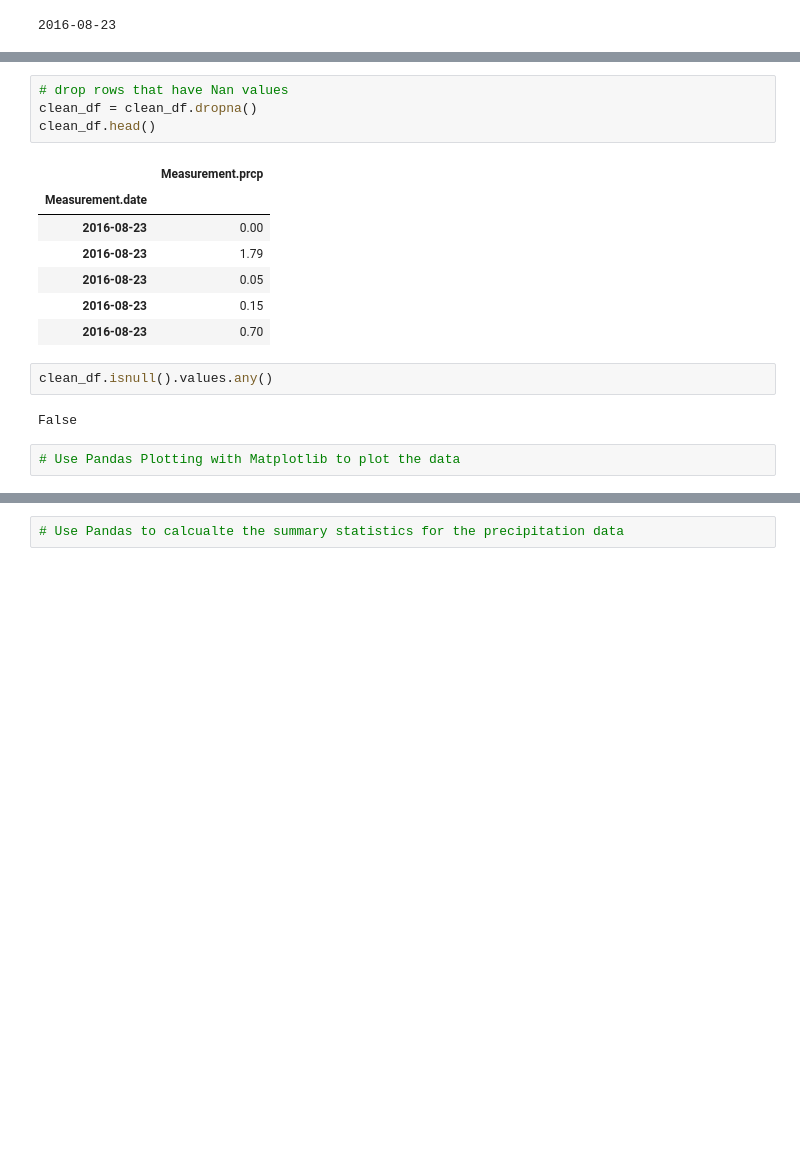
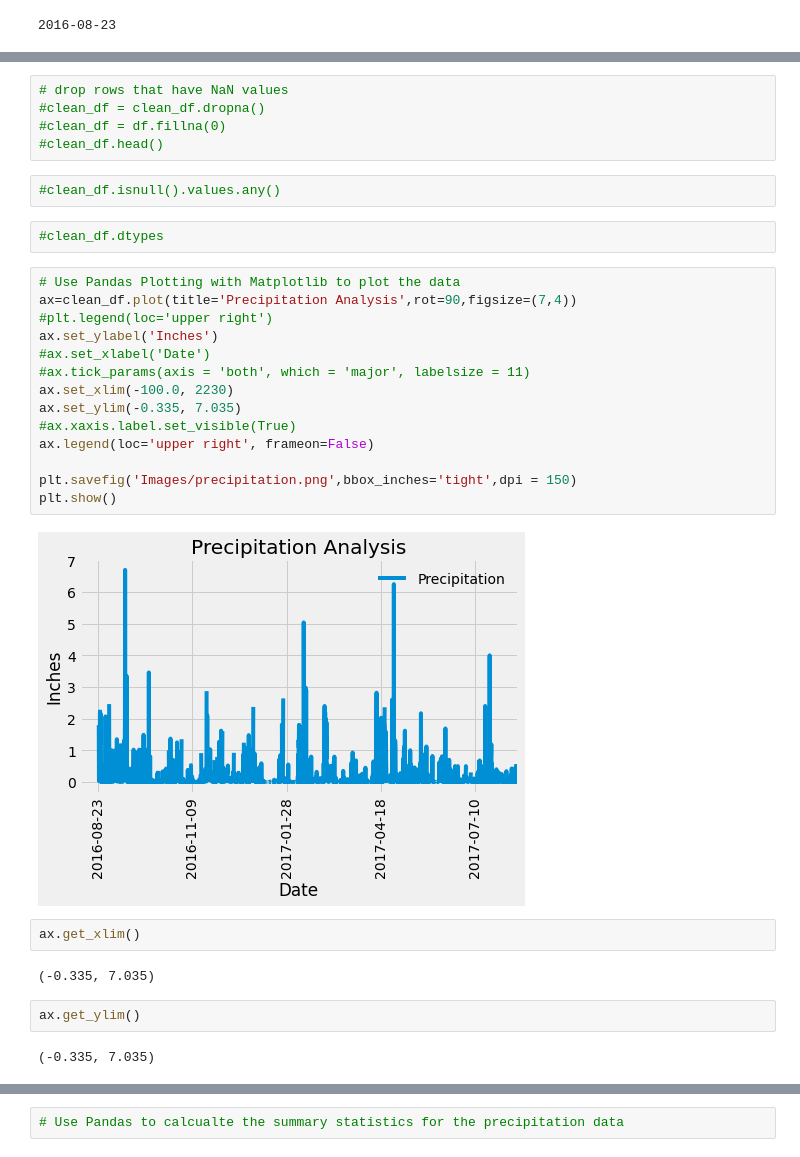
Before and after one commit to Kpearson72/sqlalchemy-challenge, a Jupyter notebook: climate_starter.ipynb, the cells around one changed output, grey strips where cells are left out. Drawn from its saved outputs; the diff is of its cells as text; blank space fills up the shorter version.

Commit message:
add precipation plot to notebook, add summary statistics

```diff
--- a/climate_starter.ipynb
+++ b/climate_starter.ipynb
@@ -129,18 +129,33 @@ dtype: int64
 # %%
-# drop rows that have Nan values
-clean_df = clean_df.dropna()
-clean_df.head()
+# drop rows that have NaN values
+#clean_df = clean_df.dropna()
+#clean_df = df.fillna(0)
+#clean_df.head()
-# %% [output]
-|  | Measurement.prcp |
-| Measurement.date |  |
-| 2016-08-23 | 0.00 |
-| 2016-08-23 | 1.79 |
-| 2016-08-23 | 0.05 |
-| 2016-08-23 | 0.15 |
-| 2016-08-23 | 0.70 |
 # %%
-clean_df.isnull().values.any()
+#clean_df.isnull().values.any()
-# %% [output]
-False
-# %%
-# Use Pandas Plotting with Matplotlib to plot the data
+# %%
+#clean_df.dtypes
+# %%
+# Use Pandas Plotting with Matplotlib to plot the data
+ax=clean_df.plot(title='Precipitation Analysis',rot=90,figsize=(7,4))
+#plt.legend(loc='upper right')
+ax.set_ylabel('Inches')
+#ax.set_xlabel('Date')
+#ax.tick_params(axis = 'both', which = 'major', labelsize = 11)
+ax.set_xlim(-100.0, 2230)
+ax.set_ylim(-0.335, 7.035)
+#ax.xaxis.label.set_visible(True)
+ax.legend(loc='upper right', frameon=False)
+
+plt.savefig('Images/precipitation.png',bbox_inches='tight',dpi = 150)
+plt.show()
+# %% [output]
+[figure, added]
+# %%
+ax.get_xlim()
+# %% [output]
+(-0.335, 7.035)
+# %%
+ax.get_ylim()
+# %% [output]
+(-0.335, 7.035)
```
Also changed, not shown: parts of 7 cells of this notebook, 1 other file.
